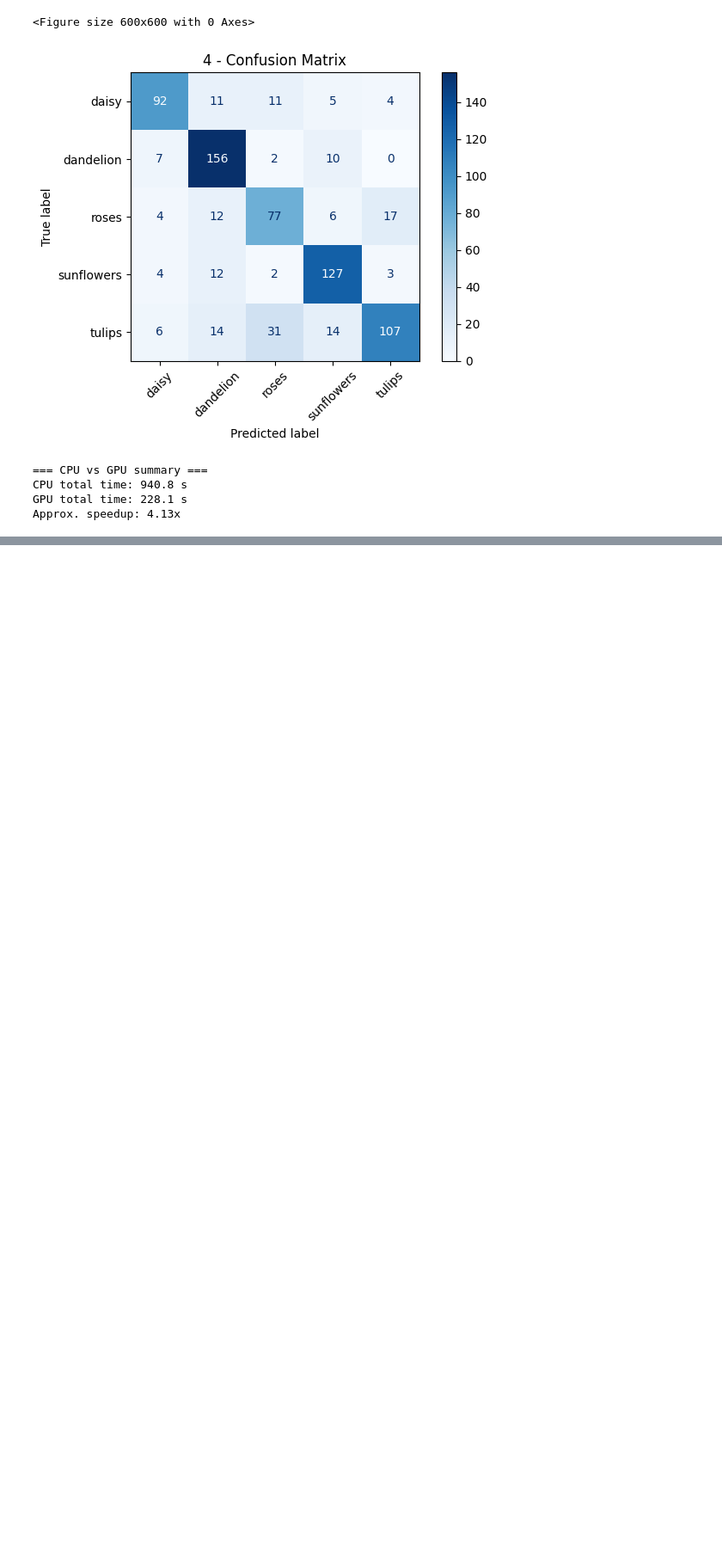
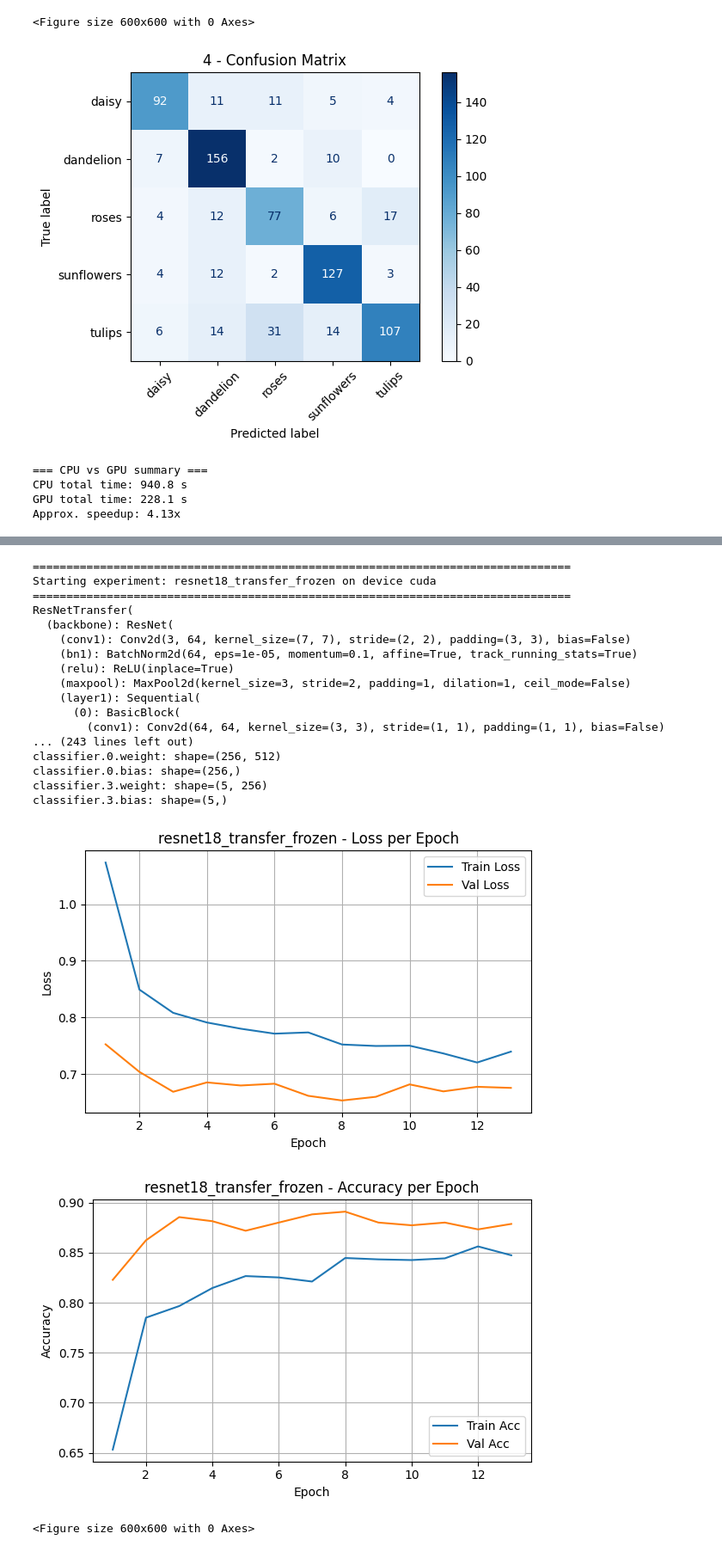
Before and after one commit to MalinaDumitrescu/PyTorch_Flowers_Classification, a Jupyter notebook: train1.ipynb, the cells around one changed output, grey strips where cells are left out. Shown at 86% size. Cells and saved outputs as stored; diff of their text form; code cells hidden in the pictures; blank space fills up the shorter version.

```diff
--- a/train1.ipynb
+++ b/train1.ipynb
@@ -1076,0 +1209,2 @@ Approx. speedup: 4.13x
+# %%
+train_loader_resnet, val_loader_resnet, class_names_resnet, num_classes_resnet = get_dataloaders_resnet(batch_size=32)
@@ -1076,0 +1217,32 @@ Approx. speedup: 4.13x
+# %%
+from torchvision.models import resnet18, ResNet18_Weights
+
+class ResNetTransfer(nn.Module):
+    def __init__(self, num_classes: int, freeze_backbone: bool = True):
+        super().__init__()
+        # Backbone cu weights ImageNet
+        self.backbone = resnet18(weights=ResNet18_Weights.IMAGENET1K_V1)
+        num_feats = self.backbone.fc.in_features
+
+        # Scoatem fc original și punem classifier-ul nostru
+        self.backbone.fc = nn.Identity()
+
+        self.classifier = nn.Sequential(
+            nn.Linear(num_feats, 256),
+            nn.ReLU(),
+            nn.Dropout(p=0.5),
+            nn.Linear(256, num_classes)
+        )
+
+        if freeze_backbone:
+            for param in self.backbone.parameters():
+                param.requires_grad = False
+
+        # doar classifier-ul rămâne trainable
+        for param in self.classifier.parameters():
+            param.requires_grad = True
+
+    def forward(self, x):
+        x = self.backbone(x)   # ieșire [batch, 512]
+        x = self.classifier(x)
+        return x
@@ -1076,0 +1395,31 @@ Approx. speedup: 4.13x
+# %%
+resnet_cfg = ResNetConfig()
+resnet_result = run_resnet_experiment(
+    resnet_cfg,
+    train_loader_resnet,
+    val_loader_resnet,
+    class_names_resnet,
+    num_classes_resnet,
+    device=default_device,
+)
+# %% [output]
+================================================================================
+Starting experiment: resnet18_transfer_frozen on device cuda
+================================================================================
+ResNetTransfer(
+  (backbone): ResNet(
+    (conv1): Conv2d(3, 64, kernel_size=(7, 7), stride=(2, 2), padding=(3, 3), bias=False)
+    (bn1): BatchNorm2d(64, eps=1e-05, momentum=0.1, affine=True, track_running_stats=True)
+    (relu): ReLU(inplace=True)
+    (maxpool): MaxPool2d(kernel_size=3, stride=2, padding=1, dilation=1, ceil_mode=False)
+    (layer1): Sequential(
+      (0): BasicBlock(
+        (conv1): Conv2d(64, 64, kernel_size=(3, 3), stride=(1, 1), padding=(1, 1), bias=False)
+... (243 lines left out)
+classifier.0.weight: shape=(256, 512)
+classifier.0.bias: shape=(256,)
+classifier.3.weight: shape=(5, 256)
+classifier.3.bias: shape=(5,)
+[figure, added]
+[figure, added]
+<Figure size 600x600 with 0 Axes>
```
Also changed, not shown: parts of 9 cells of this notebook.
